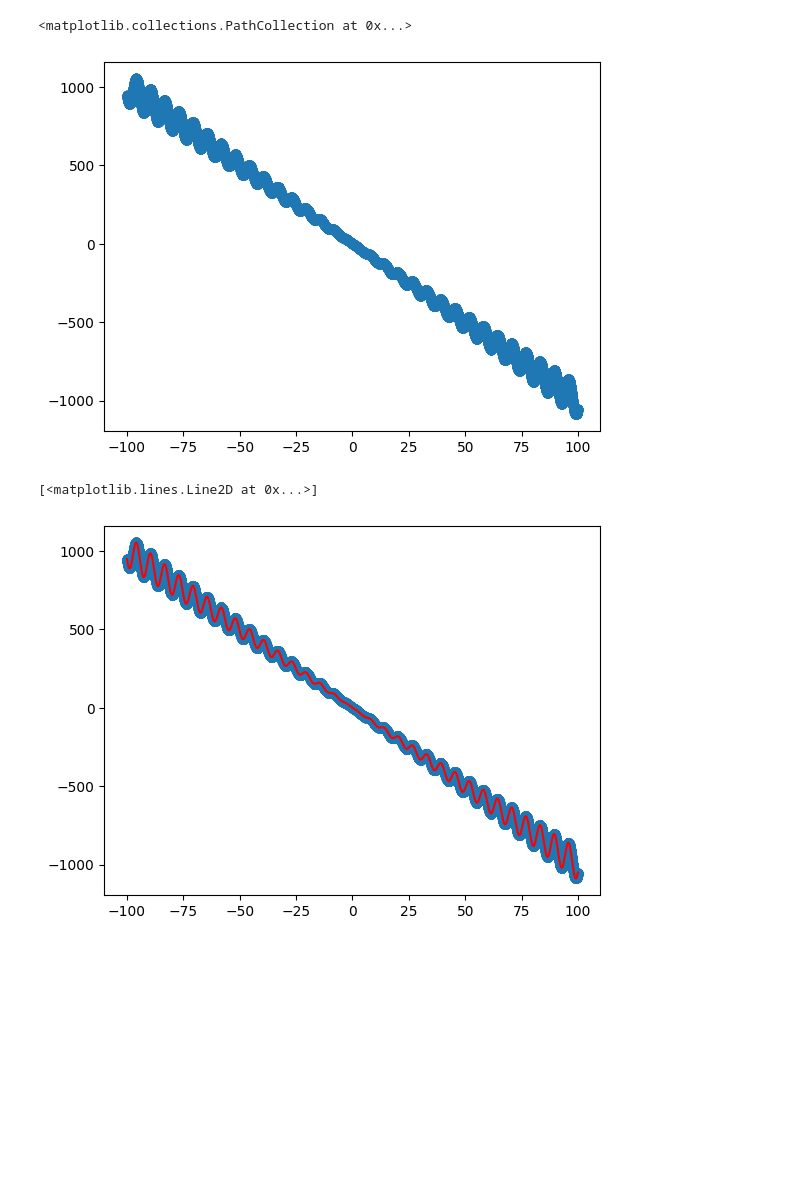
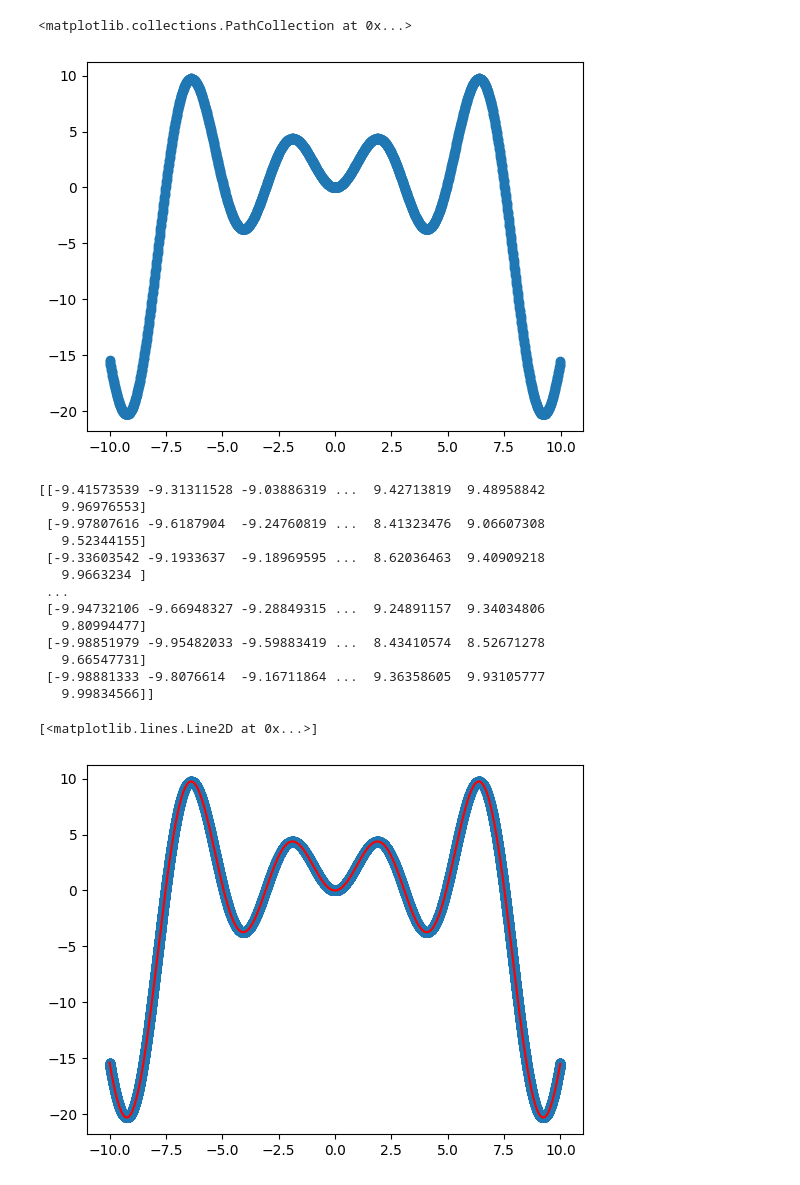
Before and after one commit to Aleksey-I-Nazimov/NeuralNetworks, a Jupyter notebook: pytorch/lesson-8/task.ipynb, the cells around one changed output. Saved outputs shown, nothing was run; the diff lists cells and outputs as text; code cells hidden in the pictures; blank space fills up the shorter version.

```diff
--- a/pytorch/lesson-8/task.ipynb
+++ b/pytorch/lesson-8/task.ipynb
@@ -5,12 +5,12 @@ import matplotlib.pyplot as plt
 
 # sin(𝑥)𝑥−𝑥10
 def f_x (x: ndarray):
-    return x*np.sin(x)-10*x
+    return x*np.sin(0.5*x)+x*np.sin(1.1*x)+x*np.sin(1.3*x)
 
 delta_x=0.01
 x = list()
 y = list()
-for i in range(-10000,10000):
+for i in range(-1000,1000):
     xtr = i*delta_x
     x.append(xtr)
     y.append(f_x(xtr))
@@ -21,21 +21,36 @@ plt.plot(x,y)
 plt.scatter(x,y)
 # %% [output]
 <matplotlib.collections.PathCollection at 0x...>
-[figure, old version]
+[figure, new version]
 # %%
 
 
 VECTOR_SIZE=64
-VECTOR_NUM=1000
+VECTOR_NUM=500
 
-X = np.random.uniform(-100,100,(VECTOR_NUM,VECTOR_SIZE))
+X = np.random.uniform(-10,10,(VECTOR_NUM,VECTOR_SIZE))
+X = np.sort(X,axis=1)
+print(X)
 Y = f_x (X)
 
 plt.scatter(X,Y)
 plt.plot(x,y,color='red')
 # %% [output]
-[<matplotlib.lines.Line2D at 0x...>]
+[[-9.41573539 -9.31311528 -9.03886319 ...  9.42713819  9.48958842
+   9.96976553]
+ [-9.97807616 -9.6187904  -9.24760819 ...  8.41323476  9.06607308
+   9.52344155]
+ [-9.33603542 -9.1933637  -9.18969595 ...  8.62036463  9.40909218
+   9.9663234 ]
+ ...
+ [-9.94732106 -9.66948327 -9.28849315 ...  9.24891157  9.34034806
+   9.80994477]
+ [-9.98851979 -9.95482033 -9.59883419 ...  8.43410574  8.52671278
+   9.66547731]
+ [-9.98881333 -9.8076614  -9.16711864 ...  9.36358605  9.93105777
+   9.99834566]]
+[<matplotlib.lines.Line2D at 0x...>]
-[figure, old version]
+[figure, new version]
 # %%
 def rescale (array: ndarray):
     array = array-np.min(array)
```
Also changed, not shown: parts of 9 cells of this notebook.
